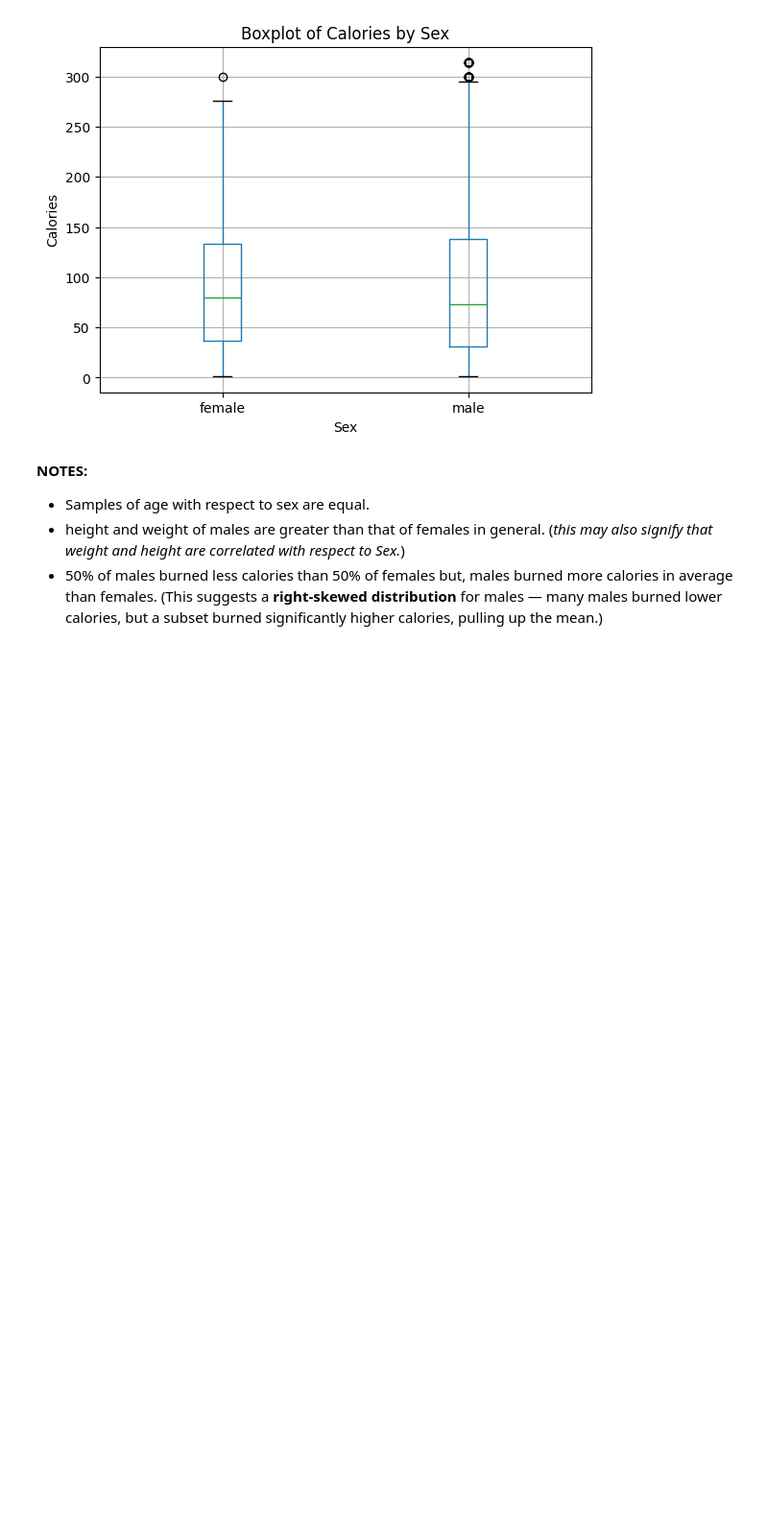
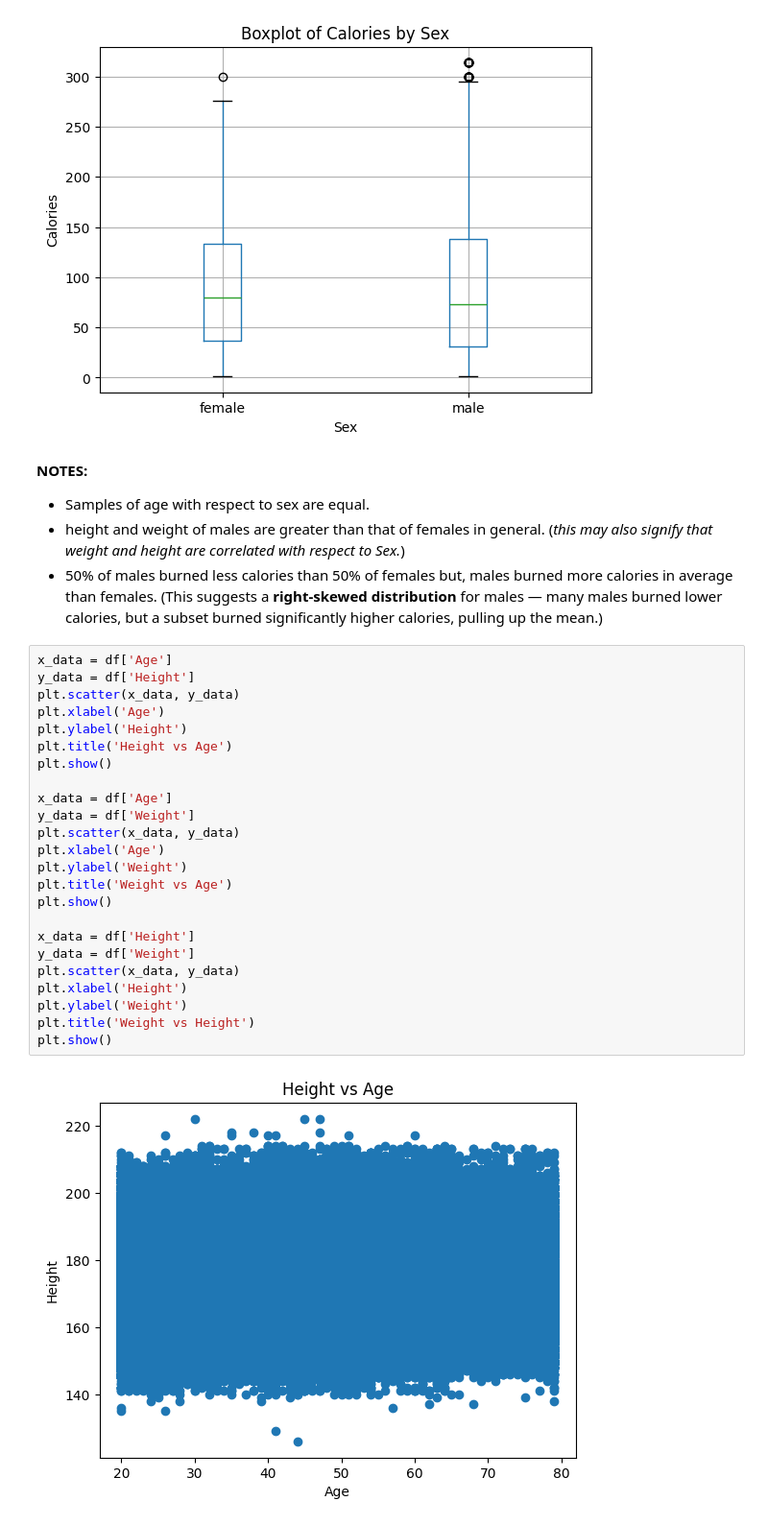
Before and after one commit to sparshsaxenain/KaggleAIOComp, a Jupyter notebook: s05e05/EDA.ipynb, the cells around one changed output. Shown at 96% size. Cells and saved outputs as stored; diff of their text form; blank space fills up the shorter version.

```diff
--- a/s05e05/EDA.ipynb
+++ b/s05e05/EDA.ipynb
@@ -110,3 +125,29 @@ plt.show()
 - Samples of age with respect to sex are equal.
 - height and weight of males are greater than that of females in general. (*this may also signify that weight and height are correlated with respect to Sex.*)
 - 50% of males burned less calories than 50% of females but, males burned more calories in average than females. (This suggests a **right-skewed distribution** for males — many males burned lower calories, but a subset burned significantly higher calories, pulling up the mean.)
+# %%
+x_data = df['Age']
+y_data = df['Height']
+plt.scatter(x_data, y_data)
+plt.xlabel('Age')
+plt.ylabel('Height')
+plt.title('Height vs Age')
+plt.show()
+
+x_data = df['Age']
+y_data = df['Weight']
+plt.scatter(x_data, y_data)
+plt.xlabel('Age')
+plt.ylabel('Weight')
+plt.title('Weight vs Age')
+plt.show()
+
+x_data = df['Height']
+y_data = df['Weight']
+plt.scatter(x_data, y_data)
+plt.xlabel('Height')
+plt.ylabel('Weight')
+plt.title('Weight vs Height')
+plt.show()
+# %% [output]
+[figure, added]
```
Also changed, not shown: parts of 39 cells of this notebook.
